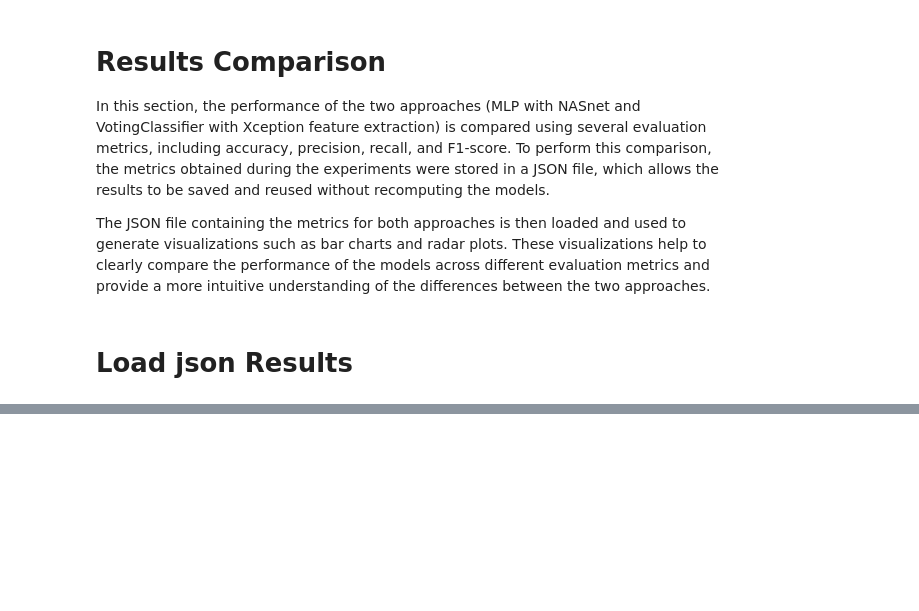
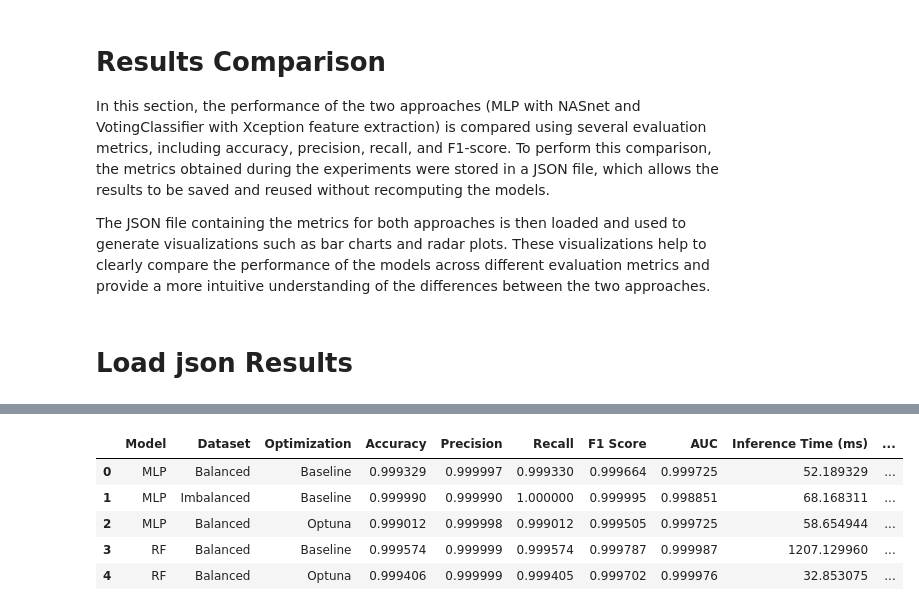
Before and after one commit to alessamelo/Optuna-MLP-DDoS-detection, a Jupyter notebook: Results.ipynb, the cells around one changed output, grey strips where cells are left out. Drawn from its saved outputs; the diff is of its cells as text; code cells hidden in the pictures; blank space fills up the shorter version.

```diff
--- a/Results.ipynb
+++ b/Results.ipynb
@@ -766,0 +50,52 @@ Overall, this project shows that multi-objective optimization using Optuna is a
+# %%
+
+rows = []
+
+for model, dataset, optimization, path in FILES:
+    with open(path, "r") as f:
+        data = json.load(f)
+    cm = data["confusion_matrix"]
+
+    tn = cm[0][0]
+    fp = cm[0][1]
+    fn = cm[1][0]
+    tp = cm[1][1]
+
+    rows.append({
+        "Model": model,
+        "Dataset": dataset,
+        "Optimization": optimization,
+        "Accuracy": data["accuracy"],
+        "Precision": data["precision"],
+        "Recall": data["recall"],
+        "F1 Score": data["f1_score"],
+        "AUC": data["auc"],
+        "Inference Time (ms)": data["inference_time_ms"],
+        "TN": tn,
+        "FP": fp,
+        "FN": fn,
+        "TP": tp
+    })
+
+results_df = pd.DataFrame(rows)
+
+# Optional: round metrics
+metric_cols = [
+    "Accuracy",
+    "Precision",
+    "Recall",
+    "F1 Score",
+    "AUC",
+    "Inference Time (ms)"
+]
+
+results_df[metric_cols] = results_df[metric_cols].round(6)
+
+display(results_df)
+# %% [output]
+|  | Model | Dataset | Optimization | Accuracy | Precision | Recall | F1 Score | AUC | Inference Time (ms) | ... |
+| 0 | MLP | Balanced | Baseline | 0.999329 | 0.999997 | 0.999330 | 0.999664 | 0.999725 | 52.189329 | ... |
+| 1 | MLP | Imbalanced | Baseline | 0.999990 | 0.999990 | 1.000000 | 0.999995 | 0.998851 | 68.168311 | ... |
+| 2 | MLP | Balanced | Optuna | 0.999012 | 0.999998 | 0.999012 | 0.999505 | 0.999725 | 58.654944 | ... |
+| 3 | RF | Balanced | Baseline | 0.999574 | 0.999999 | 0.999574 | 0.999787 | 0.999987 | 1207.129960 | ... |
+| 4 | RF | Balanced | Optuna | 0.999406 | 0.999999 | 0.999405 | 0.999702 | 0.999976 | 32.853075 | ... |
```
Also changed, not shown: parts of 18 cells of this notebook, 20 other files.
